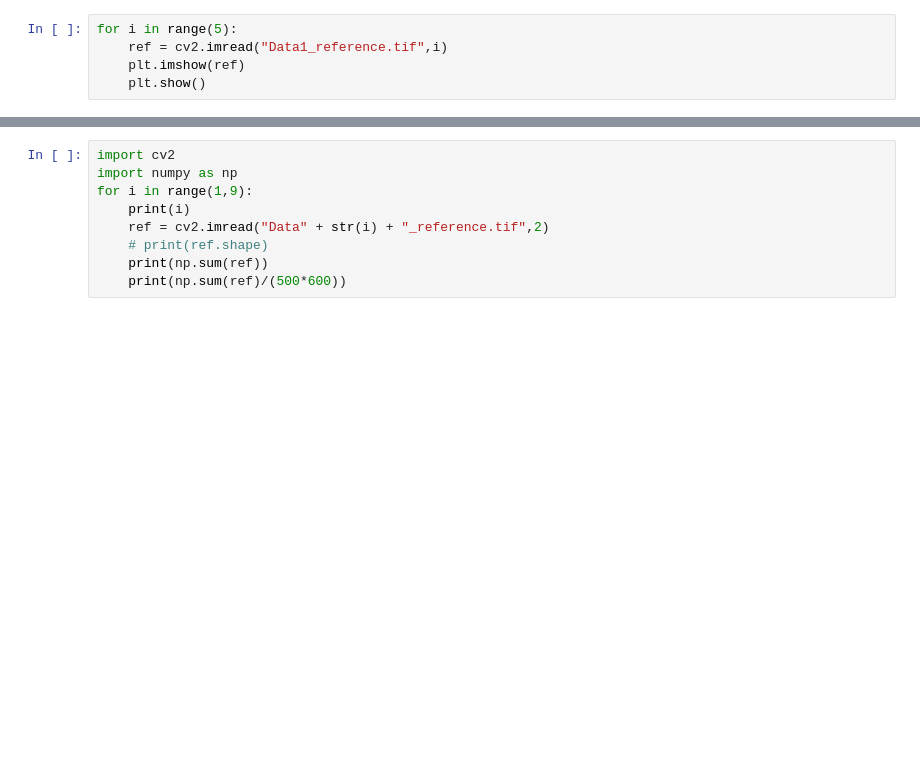
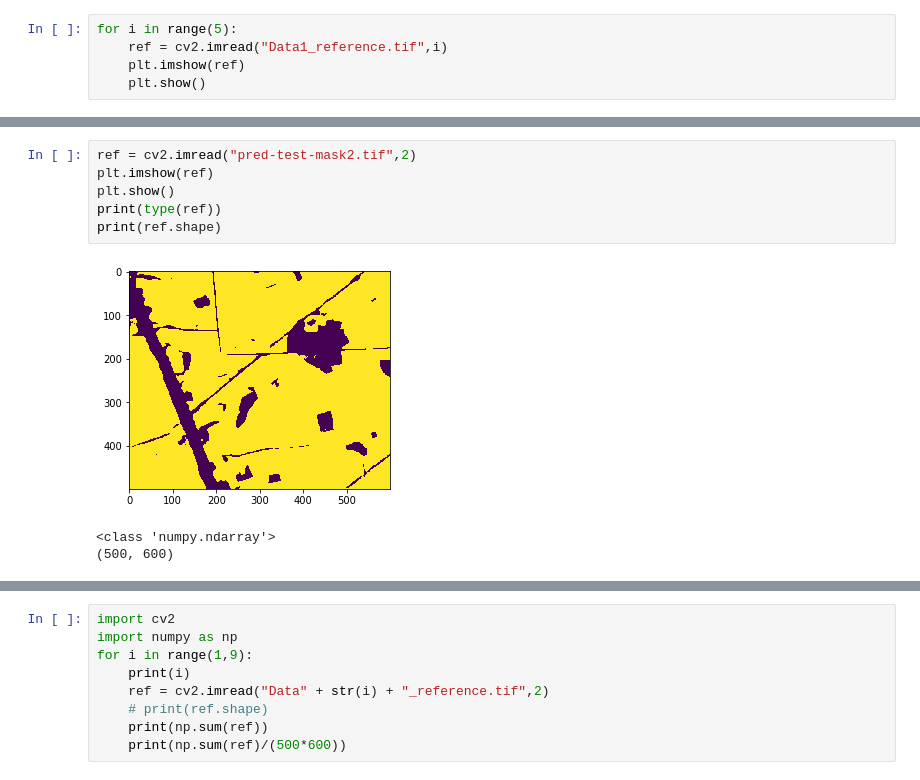
Before and after one commit to lixiandea/problemB, a Jupyter notebook: problem.ipynb, the cells around one changed output, grey strips where cells are left out. Saved outputs shown, nothing was run; the diff lists cells and outputs as text; blank space fills up the shorter version.

```diff
--- a/problem.ipynb
+++ b/problem.ipynb
@@ -51,2 +51,12 @@ print(ref.shape)
 <class 'numpy.ndarray'>
 (500, 600)
+# %%
+ref = cv2.imread("pred-test-mask2.tif",2)
+plt.imshow(ref)
+plt.show()
+print(type(ref))
+print(ref.shape)
+# %% [output]
+[figure, added]
+<class 'numpy.ndarray'>
+(500, 600)
```
Also changed, not shown: parts of 5 cells of this notebook, 1 other file.
